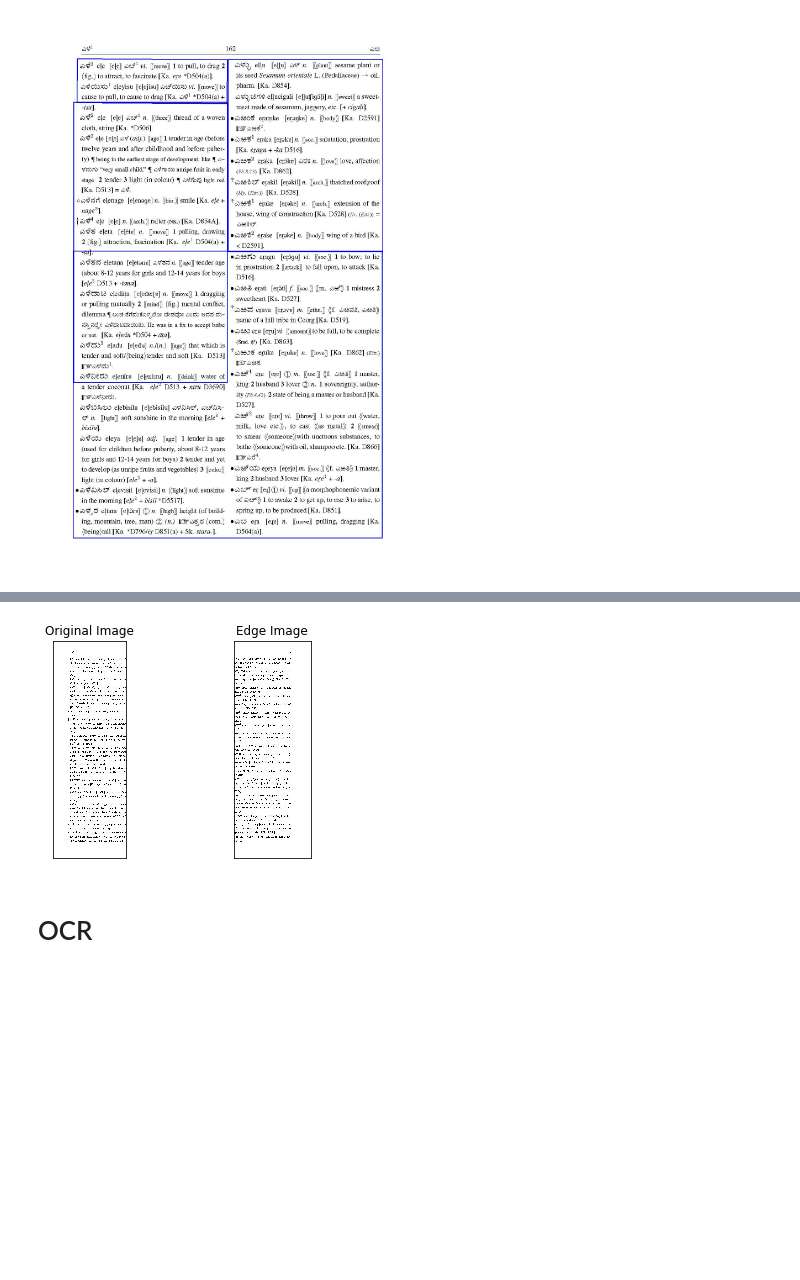
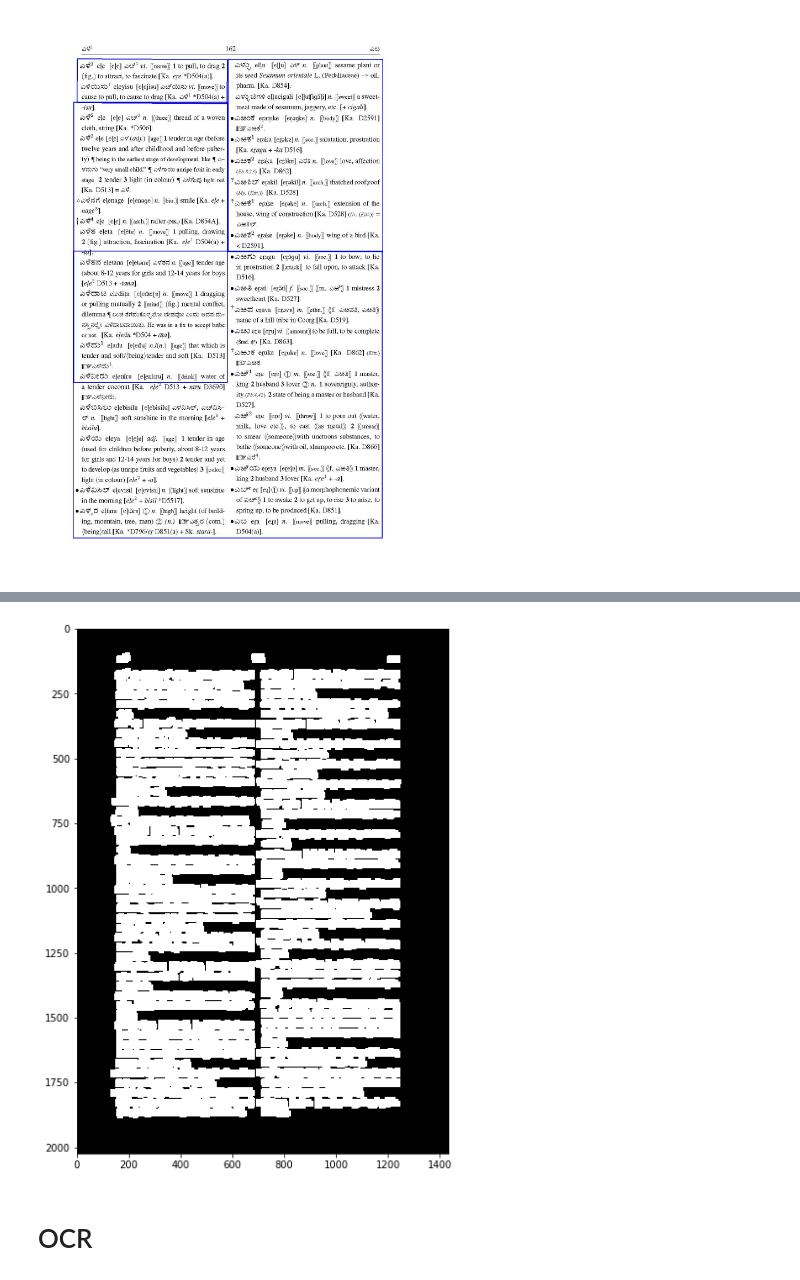
Before and after one commit to p-acharya/opencv_ocr, a Jupyter notebook: ocr_clean.ipynb, the cells around one changed output, grey strips where cells are left out. Saved outputs shown, nothing was run; the diff lists cells and outputs as text; code cells hidden in the pictures; blank space fills up the shorter version.

Commit message:
plot

```diff
--- a/ocr_clean.ipynb
+++ b/ocr_clean.ipynb
@@ -63,9 +63,3 @@ for cnt in contours:
 sa(im)
 # %% [output]
 [figure]
-# %%
-height, width, channels = image.shape
-print(width)
-#int(width/2)
-right = image[0:height, int(width/2):width] #this line crops
-left = image[0:height, 0:680]
@@ -84,11 +66,14 @@ plt.show()
-# %%
-plt.subplot(121),plt.imshow(left,cmap = 'gray')
-plt.subplot(122),plt.imshow(right,cmap = 'gray')
-plt.title('Edge Image'), plt.xticks([]), plt.yticks([])
-
-plt.show()
-# %% [output]
-[figure, removed]
+# %%
+fig2 = plt.figure(figsize = (15,10)) # create a 5 x 5 figure
+ax3 = fig2.add_subplot(111)
+plt.subplot(121),plt.imshow(thresh,cmap = 'gray')
+plt.subplot(122),im3.imshow(right,cmap = 'gray')
+# ax3.imshow(im1, interpolation='none')
+ax3.set_title('larger figure')
+
+plt.show()
+# %% [output]
+[figure, added]
 # %% [markdown]
 
 # OCR
```
Also changed, not shown: parts of 3 cells of this notebook.
